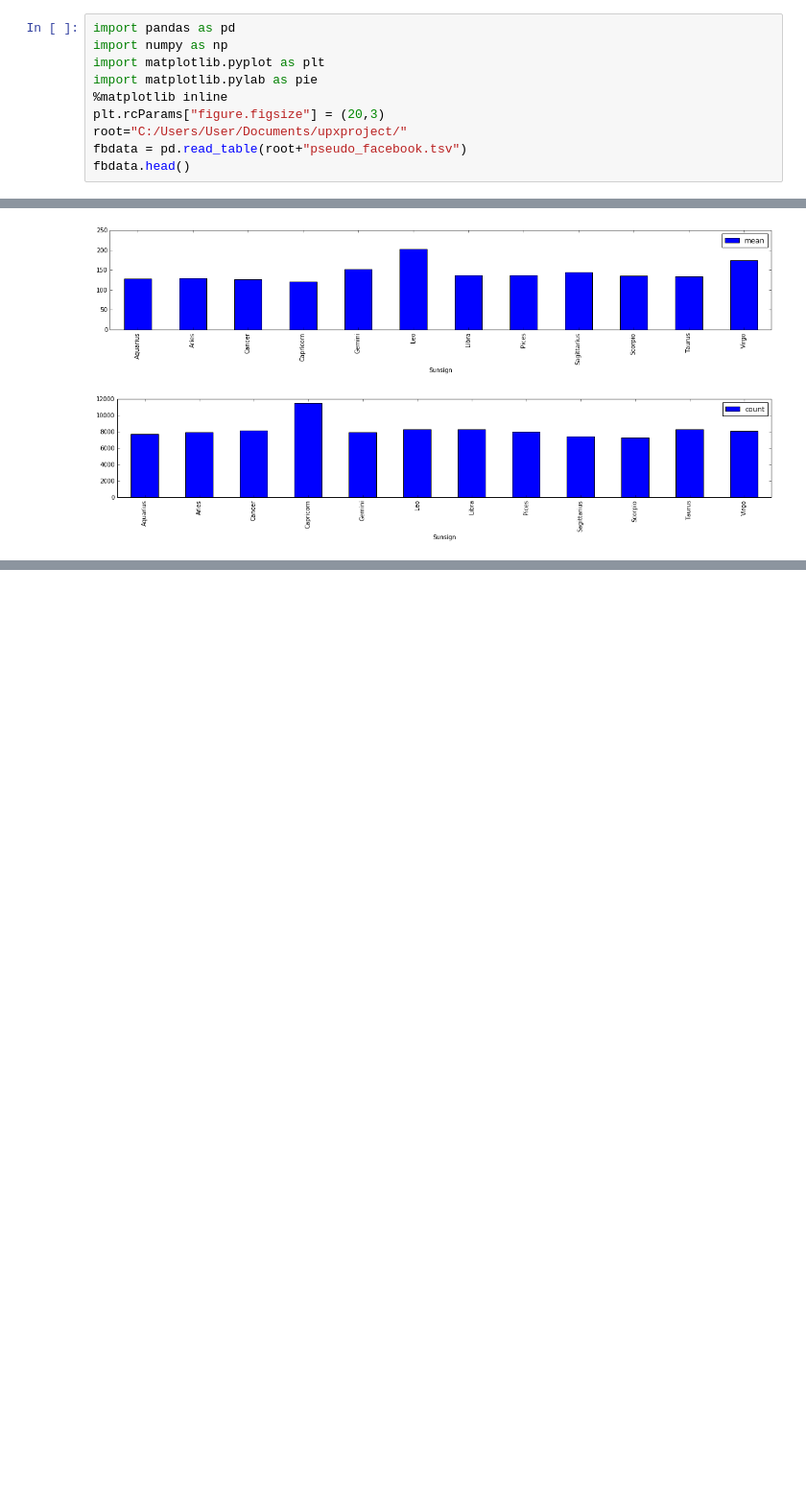
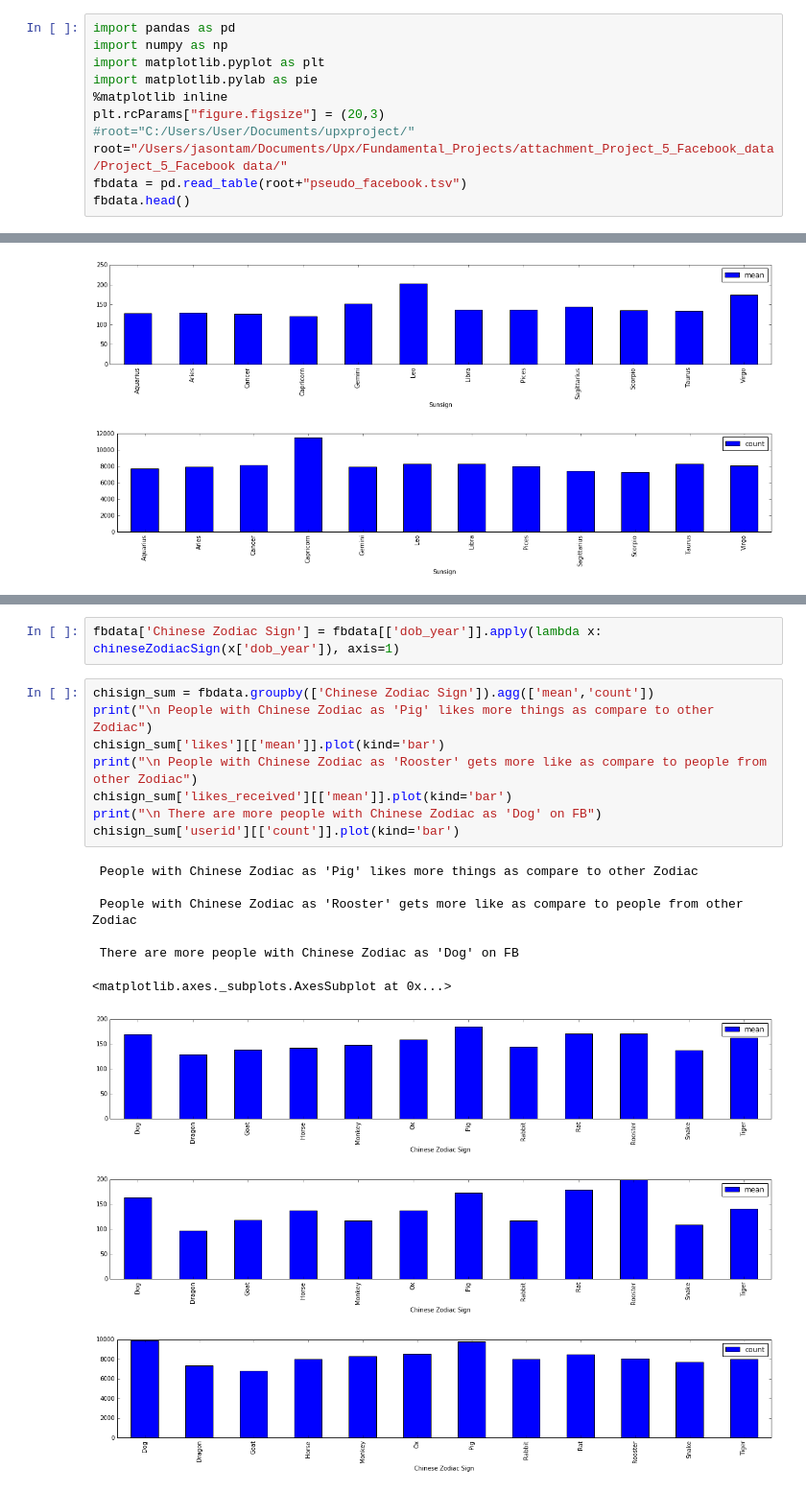
Before and after one commit to jainsrbh/fbproject, a Jupyter notebook: fbusers.ipynb, the cells around one changed output, grey strips where cells are left out. Shown at 96% size. Saved outputs shown, nothing was run; the diff lists cells and outputs as text; blank space fills up the shorter version.

Commit message:
Add files via upload
Addition of Chinese Zodiac Signs analysis

```diff
--- a/fbusers.ipynb
+++ b/fbusers.ipynb
@@ -5,7 +5,8 @@ import matplotlib.pyplot as plt
 import matplotlib.pylab as pie
 %matplotlib inline
 plt.rcParams["figure.figsize"] = (20,3)
-root="C:/Users/User/Documents/upxproject/"
+#root="C:/Users/User/Documents/upxproject/"
+root="/Users/jasontam/Documents/Upx/Fundamental_Projects/attachment_Project_5_Facebook_data/Project_5_Facebook data/"
 fbdata = pd.read_table(root+"pseudo_facebook.tsv")
 fbdata.head()
 # %% [output]
@@ -268,0 +317,20 @@ Capricorn characteristics:Capricorn personality traits. Capricorns are the plann
+# %%
+fbdata['Chinese Zodiac Sign'] = fbdata[['dob_year']].apply(lambda x: chineseZodiacSign(x['dob_year']), axis=1)
+# %%
+chisign_sum = fbdata.groupby(['Chinese Zodiac Sign']).agg(['mean','count'])
+print("\n People with Chinese Zodiac as 'Pig' likes more things as compare to other Zodiac")
+chisign_sum['likes'][['mean']].plot(kind='bar')
+print("\n People with Chinese Zodiac as 'Rooster' gets more like as compare to people from other Zodiac")
+chisign_sum['likes_received'][['mean']].plot(kind='bar')
+print("\n There are more people with Chinese Zodiac as 'Dog' on FB")
+chisign_sum['userid'][['count']].plot(kind='bar')
+# %% [output]
+ People with Chinese Zodiac as 'Pig' likes more things as compare to other Zodiac
+
+ People with Chinese Zodiac as 'Rooster' gets more like as compare to people from other Zodiac
+
+ There are more people with Chinese Zodiac as 'Dog' on FB
+<matplotlib.axes._subplots.AxesSubplot at 0x...>
+[figure, added]
+[figure, added]
+[figure, added]
```
Also changed, not shown: parts of 2 cells of this notebook.
